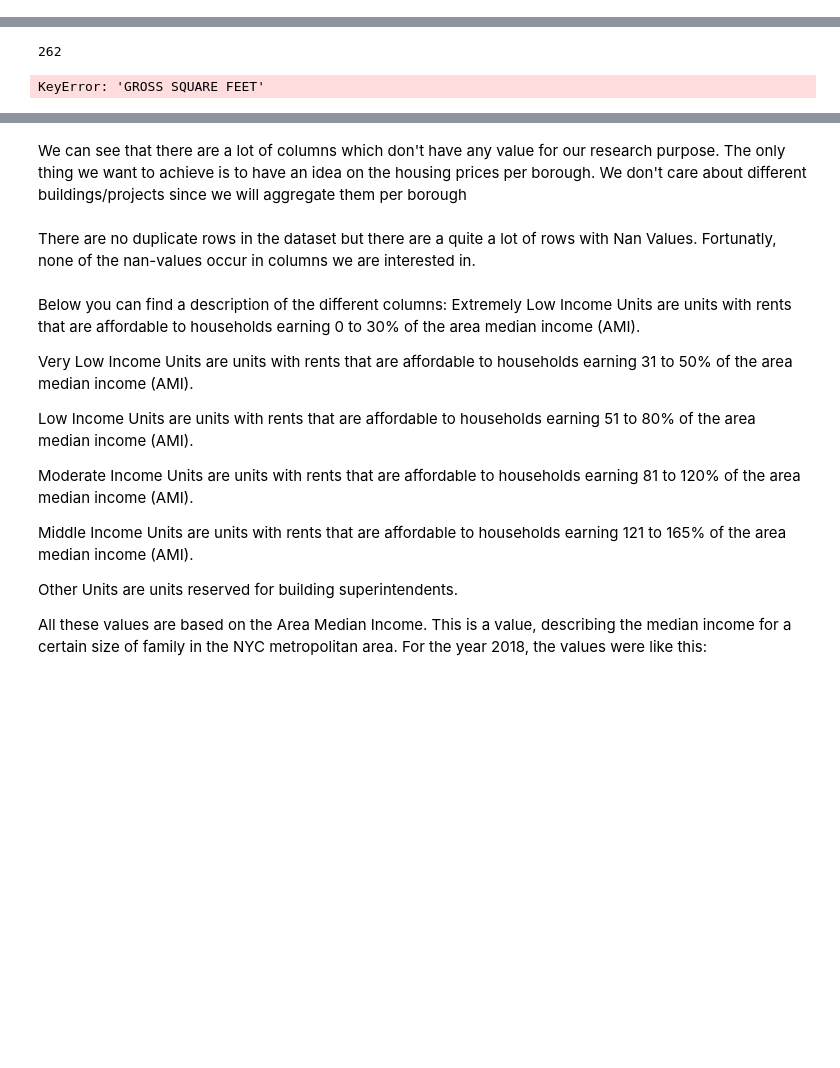
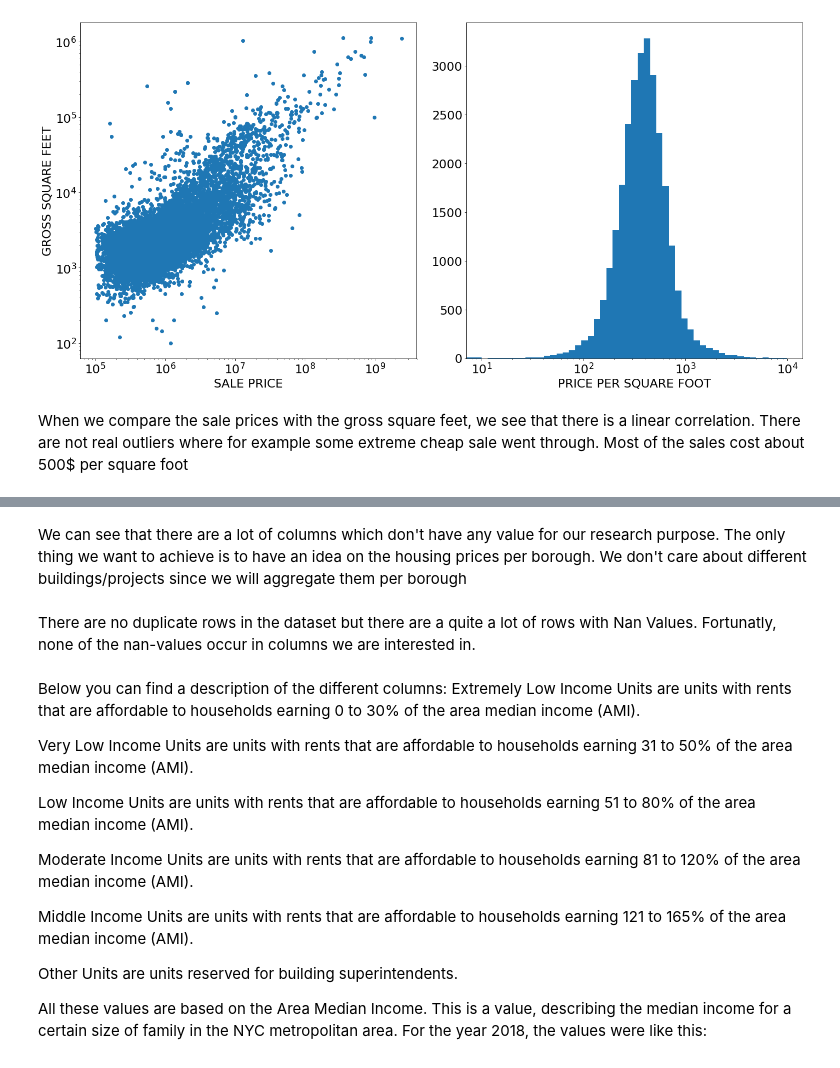
Before and after one commit to ThibauldBraet/Whos-your-data, a Jupyter notebook: Housing.ipynb, the cells around one changed output, grey strips where cells are left out. Cells and saved outputs as stored; diff of their text form; code cells hidden in the pictures; blank space fills up the shorter version.

```diff
--- a/Housing.ipynb
+++ b/Housing.ipynb
@@ -128,0 +175,29 @@ class Choropleth(folium.map.FeatureGroup)
+# %%
+#Filter data to remove unreliable data
+df = df[df['SALE PRICE'] > 100000]
+df_gsf = df[df['GROSS SQUARE FEET']>0]
+df_unit = df[df['RESIDENTIAL UNITS']>0]
+
+#Add new metrics on which to evaluate affordability
+df_gsf['PRICE PER SQUARE FOOT'] = df_gsf['SALE PRICE']/df_gsf['GROSS SQUARE FEET']
+df_unit['PRICE PER UNIT'] = df_unit['SALE PRICE']/df_unit['TOTAL UNITS']
+# %%
+plt.figure(figsize=(20,10))
+plt.subplot(1,2,1)
+plt.scatter(df_gsf['SALE PRICE'], df_gsf['GROSS SQUARE FEET'])
+plt.xlabel("SALE PRICE")
+plt.ylabel("GROSS SQUARE FEET")
+plt.xscale("log")
+plt.yscale("log")
+
+plt.subplot(1,2,2)
+plt.hist(df_gsf['PRICE PER SQUARE FOOT'], bins = np.insert(np.logspace(1, 4, 50), 0,0, axis=0));
+plt.xscale("log");
+plt.xlabel("PRICE PER SQUARE FOOT");
+
+plt.tight_layout()
+plt.show()
+# %% [output]
+[figure, added]
+# %% [markdown]
+When we compare the sale prices with the gross square feet, we see that there is a linear correlation. There are not real outliers where for example some extreme cheap sale went through. Most of the sales cost about 500\$ per square foot
@@ -146,49 +234,3 @@ folium.GeoJson(
 pc
 # %% [output]
 [interactive output not drawn]
-# %%
-data_folder = './data/'
-
-manhattan_sales = 'rollingsales_manhattan.xls'
-brooklyn_sales = 'rollingsales_brooklyn.xls'
-queens_sales = 'rollingsales_queens.xls'
-statenisland_sales = 'rollingsales_statenisland.xls'
-bronx_sales = 'rollingsales_bronx.xls'
-
-
-df_m = pd.read_excel(data_folder + manhattan_sales, header = 4)
-df_b = pd.read_excel(data_folder + brooklyn_sales, header = 4)
-df_q = pd.read_excel(data_folder + queens_sales, header = 4)
-df_si = pd.read_excel(data_folder + statenisland_sales, header = 4)
-df_bx = pd.read_excel(data_folder + bronx_sales, header = 4)
-
-df_m = df_m.astype({"ZIP CODE": str})
-df_b = df_b.astype({"ZIP CODE": str})
-df_q = df_q.astype({"ZIP CODE": str})
-df_si = df_si.astype({"ZIP CODE": str})
-df_bx = df_bx.astype({"ZIP CODE": str})
-
-
-print(len(df))
-test = df[(df['GROSS SQUARE FEET'] > 0) & (df['SALE PRICE'] > 100000)]
-print(len(test))
-
-display(test.describe())
-
-print(df.columns)
-
-
-plt.hist(test['SALE PRICE']/test['GROSS SQUARE FEET'])
-
-
-#print(df['SALE PRICE'].value_counts())
-
-with open(os.path.join('data', 'nyc-postcode.json')) as json_file:
-    json_data = json.load(json_file)
-    for i in json_data['features']:
-        df = df.append(pd.DataFrame([[i['properties']['postalCode'], i['properties']['PO_NAME'], i['properties']['borough'], 0]], columns=['postalCode', 'PO_NAME', 'borough', 'value']), ignore_index=True)
-        #postalCodes.append(int(i['properties']['postalCode']))
-exception = 0
-# %% [output]
-262
-KeyError: 'GROSS SQUARE FEET'
```
Also changed, not shown: parts of 32 cells of this notebook, 1 other file.
